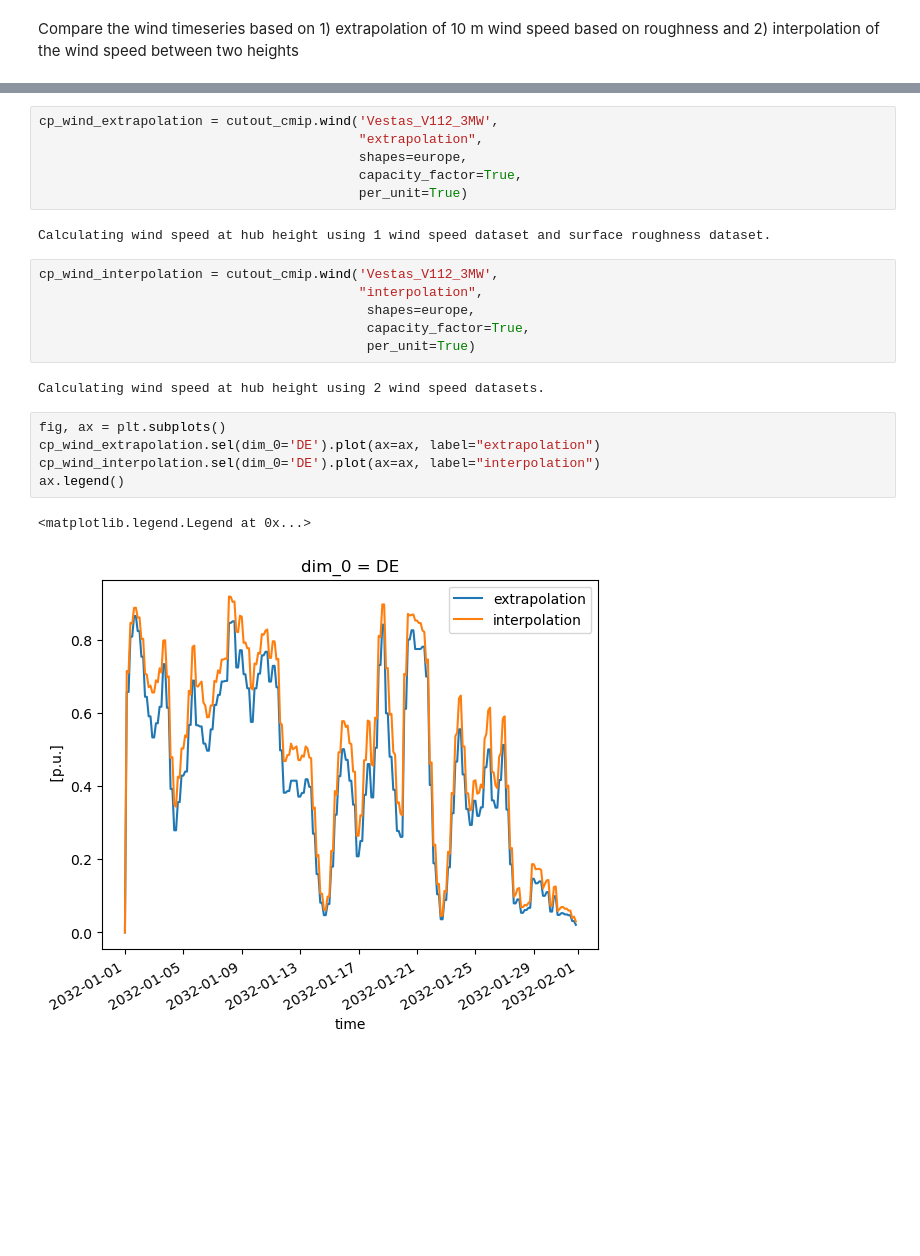
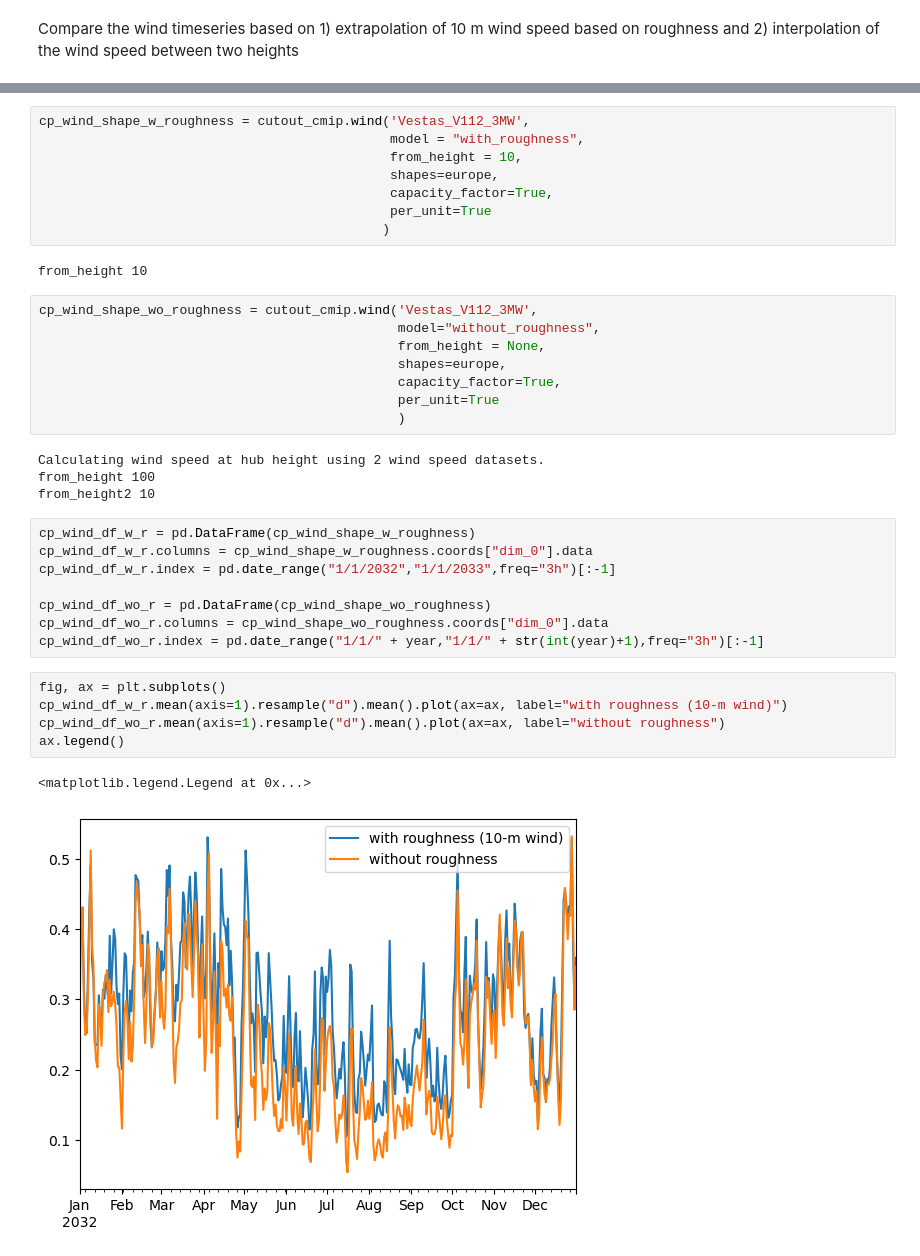
Before and after one commit to martavp/atlite, a Jupyter notebook: sandbox_ebbe/download_cmip_cutout_and_process.ipynb, the cells around one changed output, grey strips where cells are left out. Cells and saved outputs as stored; diff of their text form; blank space fills up the shorter version.

Commit message:
make "from_height" a required argument

```diff
--- a/sandbox_ebbe/download_cmip_cutout_and_process.ipynb
+++ b/sandbox_ebbe/download_cmip_cutout_and_process.ipynb
@@ -303,24 +151,38 @@ Compare the wind timeseries based on 1) extrapolation of 10 m wind speed based o
 # %%
-cp_wind_extrapolation = cutout_cmip.wind('Vestas_V112_3MW',
-                                         "extrapolation",
-                                         shapes=europe,
-                                         capacity_factor=True,
-                                         per_unit=True)
+cp_wind_shape_w_roughness = cutout_cmip.wind('Vestas_V112_3MW',
+                                             model = "with_roughness",
+                                             from_height = 10,
+                                             shapes=europe,
+                                             capacity_factor=True,
+                                             per_unit=True
+                                            )
 # %% [output]
-Calculating wind speed at hub height using 1 wind speed dataset and surface roughness dataset.
+from_height 10
 # %%
-cp_wind_interpolation = cutout_cmip.wind('Vestas_V112_3MW',
-                                         "interpolation",
-                                          shapes=europe,
-                                          capacity_factor=True,
-                                          per_unit=True)
+cp_wind_shape_wo_roughness = cutout_cmip.wind('Vestas_V112_3MW',
+                                              model="without_roughness",
+                                              from_height = None,
+                                              shapes=europe,
+                                              capacity_factor=True,
+                                              per_unit=True
+                                              )
 # %% [output]
 Calculating wind speed at hub height using 2 wind speed datasets.
+from_height 100
+from_height2 10
+# %%
+cp_wind_df_w_r = pd.DataFrame(cp_wind_shape_w_roughness)
+cp_wind_df_w_r.columns = cp_wind_shape_w_roughness.coords["dim_0"].data
+cp_wind_df_w_r.index = pd.date_range("1/1/2032","1/1/2033",freq="3h")[:-1]
+
+cp_wind_df_wo_r = pd.DataFrame(cp_wind_shape_wo_roughness)
+cp_wind_df_wo_r.columns = cp_wind_shape_wo_roughness.coords["dim_0"].data
+cp_wind_df_wo_r.index = pd.date_range("1/1/" + year,"1/1/" + str(int(year)+1),freq="3h")[:-1]
 # %%
 fig, ax = plt.subplots()
-cp_wind_extrapolation.sel(dim_0='DE').plot(ax=ax, label="extrapolation")
-cp_wind_interpolation.sel(dim_0='DE').plot(ax=ax, label="interpolation")
+cp_wind_df_w_r.mean(axis=1).resample("d").mean().plot(ax=ax, label="with roughness (10-m wind)")
+cp_wind_df_wo_r.mean(axis=1).resample("d").mean().plot(ax=ax, label="without roughness")
 ax.legend()
 # %% [output]
 <matplotlib.legend.Legend at 0x...>
-[figure, old version]
+[figure, new version]
```
Also changed, not shown: parts of 13 cells of this notebook, 4 other files.
